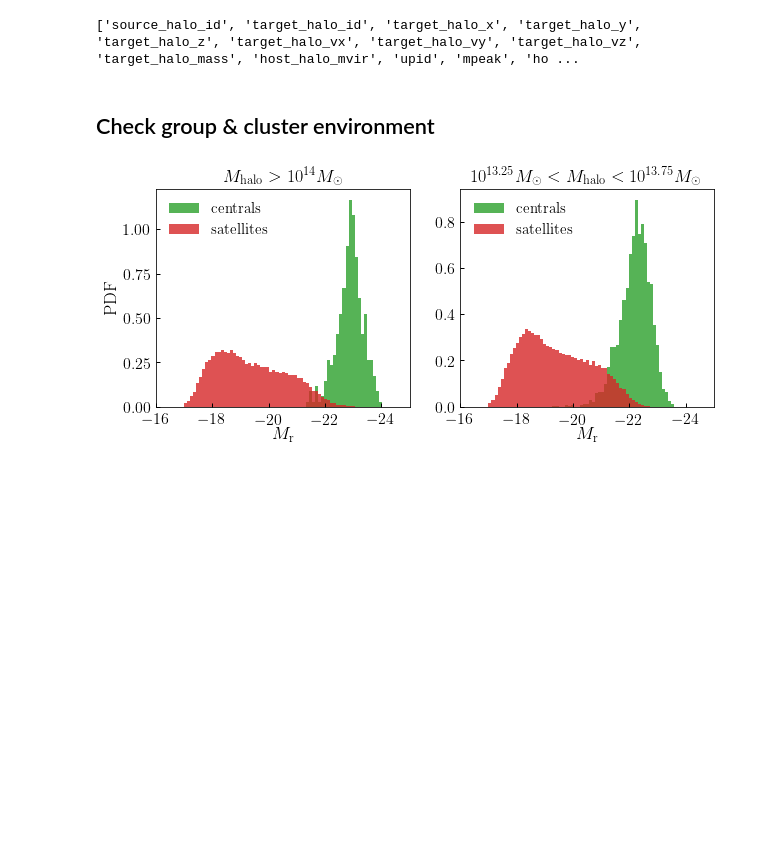
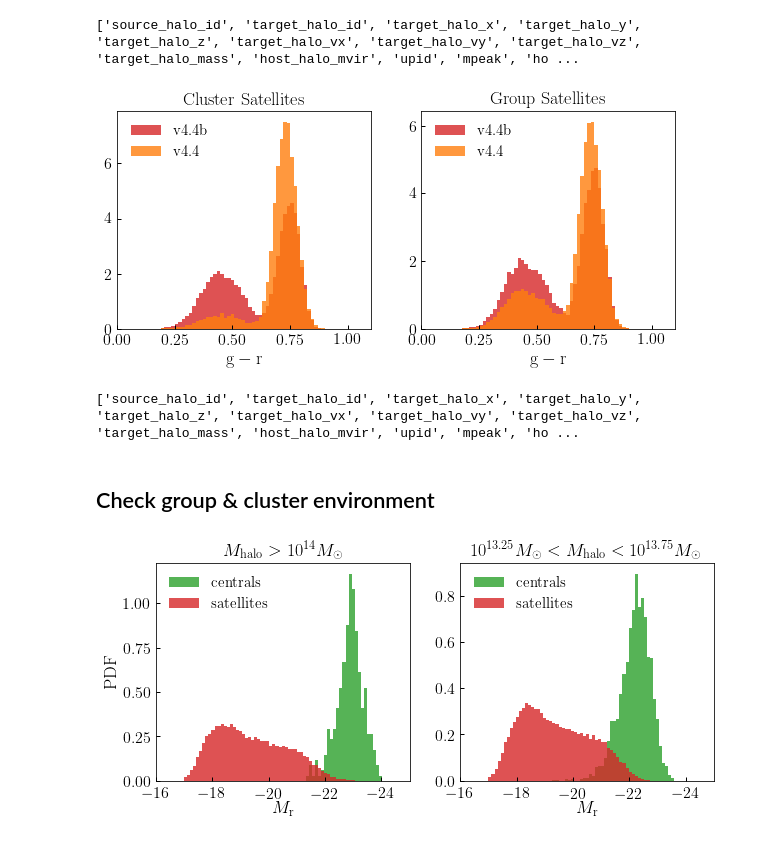
Before and after one commit to LSSTDESC/cosmodc2, a Jupyter notebook: notebooks/v4p4_color_calibration_snapshots.ipynb, the cells around one changed output. Drawn from its saved outputs; the diff is of its cells as text; code cells hidden in the pictures; blank space fills up the shorter version.

```diff
--- a/notebooks/v4p4_color_calibration_snapshots.ipynb
+++ b/notebooks/v4p4_color_calibration_snapshots.ipynb
@@ -509,6 +487,43 @@ ylim = ax1.set_ylim(1, 4000)
 print(mock.keys())
 # %% [output]
 ['source_halo_id', 'target_halo_id', 'target_halo_x', 'target_halo_y', 'target_halo_z', 'target_halo_vx', 'target_halo_vy', 'target_halo_vz', 'target_halo_mass', 'host_halo_mvir', 'upid', 'mpeak', 'ho ...
+# %%
+group_halo_mask = mock['host_halo_mvir'] > 10**13.5
+group_halo_mask *= mock['host_halo_mvir'] < 10**13.75
+cluster_halo_mask = mock['host_halo_mvir'] > 10**14
+cenmask = mock['upid'] == -1
+
+mstar_mask = mock['obs_sm'] < 10**10
+
+fig, (ax1, ax2) = plt.subplots(1, 2, figsize=(10, 4))
+
+gr_bins = np.linspace(-0.25, 1.25, 100)
+
+__=ax1.hist(mock['new2_um_gr_rest'][mstar_mask & ~cenmask & cluster_halo_mask], bins=gr_bins,
+          normed=True, alpha=0.8, color=mred, label=r'${\rm v4.4b}$')
+__=ax1.hist(mock['new_um_gr_rest'][mstar_mask & ~cenmask & cluster_halo_mask], bins=gr_bins,
+          normed=True, alpha=0.8, color=morange, label=r'${\rm v4.4}$')
+
+__=ax2.hist(mock['new2_um_gr_rest'][mstar_mask & ~cenmask & group_halo_mask], bins=gr_bins,
+          normed=True, alpha=0.8, color=mred, label=r'${\rm v4.4b}$')
+__=ax2.hist(mock['new_um_gr_rest'][mstar_mask & ~cenmask & group_halo_mask], bins=gr_bins,
+          normed=True, alpha=0.8, color=morange, label=r'${\rm v4.4}$')
+
+leg1 = ax1.legend()
+leg2 = ax2.legend()
+title1 = ax1.set_title(r'${\rm Cluster\ Satellites}$')
+title2 = ax2.set_title(r'${\rm Group\ Satellites}$')
+
+xlabel1 = ax1.set_xlabel(r'${\rm g-r}$')
+xlabel2 = ax2.set_xlabel(r'${\rm g-r}$')
+xlim1 = ax1.set_xlim(0, 1.1)
+xlim2 = ax2.set_xlim(0, 1.1)
+# %% [output]
+[figure, added]
+# %%
+print(mock.keys())
+# %% [output]
+['source_halo_id', 'target_halo_id', 'target_halo_x', 'target_halo_y', 'target_halo_z', 'target_halo_vx', 'target_halo_vy', 'target_halo_vz', 'target_halo_mass', 'host_halo_mvir', 'upid', 'mpeak', 'ho ...
 # %% [markdown]
 ## Check group & cluster environment
 # %%
```
Also changed, not shown: parts of 9 cells of this notebook, 1 other file.
